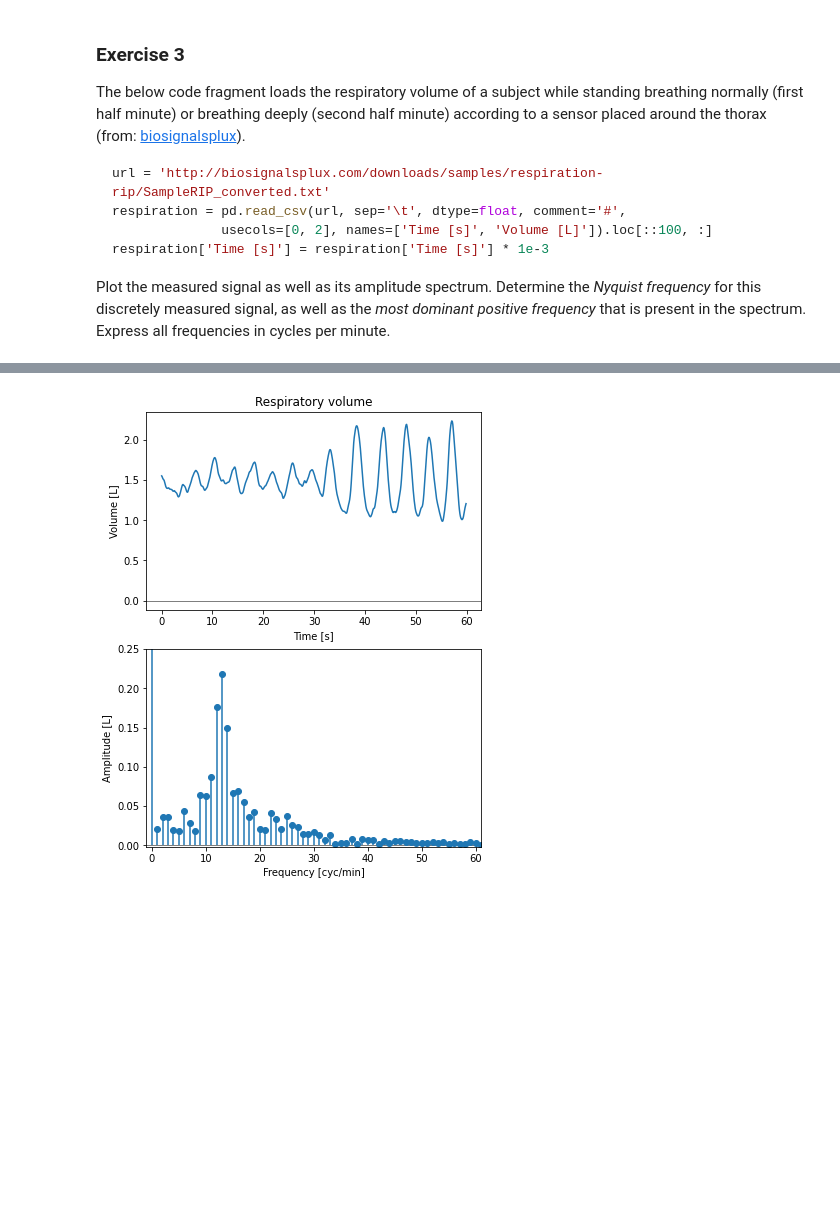
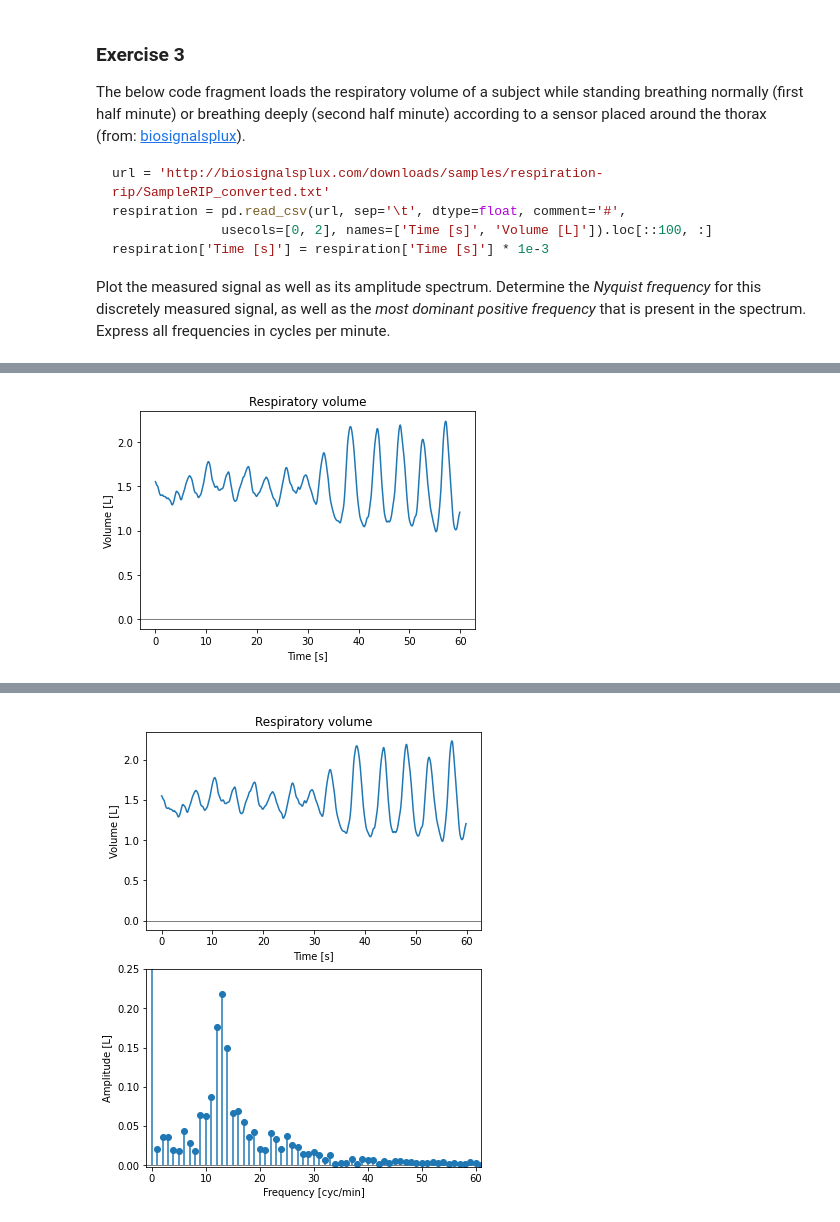
Before and after one commit to ddlatumalea/signal_analysis, a Jupyter notebook: DS1 SignAnal - Lesson 4 (v2021) - D.ipynb, the cells around one changed output, grey strips where cells are left out. Drawn from its saved outputs; the diff is of its cells as text; code cells hidden in the pictures; blank space fills up the shorter version.

````diff
--- a/DS1 SignAnal - Lesson 4 (v2021) - D.ipynb
+++ b/DS1 SignAnal - Lesson 4 (v2021) - D.ipynb
@@ -565,3 +572,9 @@ respiration['Time [s]'] = respiration['Time [s]'] * 1e-3
 ```
 
 Plot the measured signal as well as its amplitude spectrum. Determine the *Nyquist frequency* for this discretely measured signal, as well as the *most dominant positive frequency* that is present in the spectrum. Express all frequencies in cycles per minute.
+# %%
+url = 'http://biosignalsplux.com/downloads/samples/respiration-rip/SampleRIP_converted.txt'
+respiration = pd.read_csv(url, sep='\t', dtype=float, comment='#',
+              usecols=[0, 2], names=['Time [s]', 'Volume [L]']).loc[::100, :]
+respiration['Time [s]'] = respiration['Time [s]'] * 1e-3
+respiration.head()
@@ -567,0 +588,12 @@ Plot the measured signal as well as its amplitude spectrum. Determine the *Nyqui
+# %%
+x, y = respiration['Time [s]'], respiration['Volume [L]']
+
+plt.plot(x, y)
+plt.title('Respiratory volume')
+plt.ylabel('Volume [L]')
+plt.xlabel('Time [s]')
+plt.axhline(0.0, color='black', lw=0.5)
+
+plt.show()
+# %% [output]
+[figure, added]
````
Also changed, not shown: parts of 34 cells of this notebook, 2 other files.
